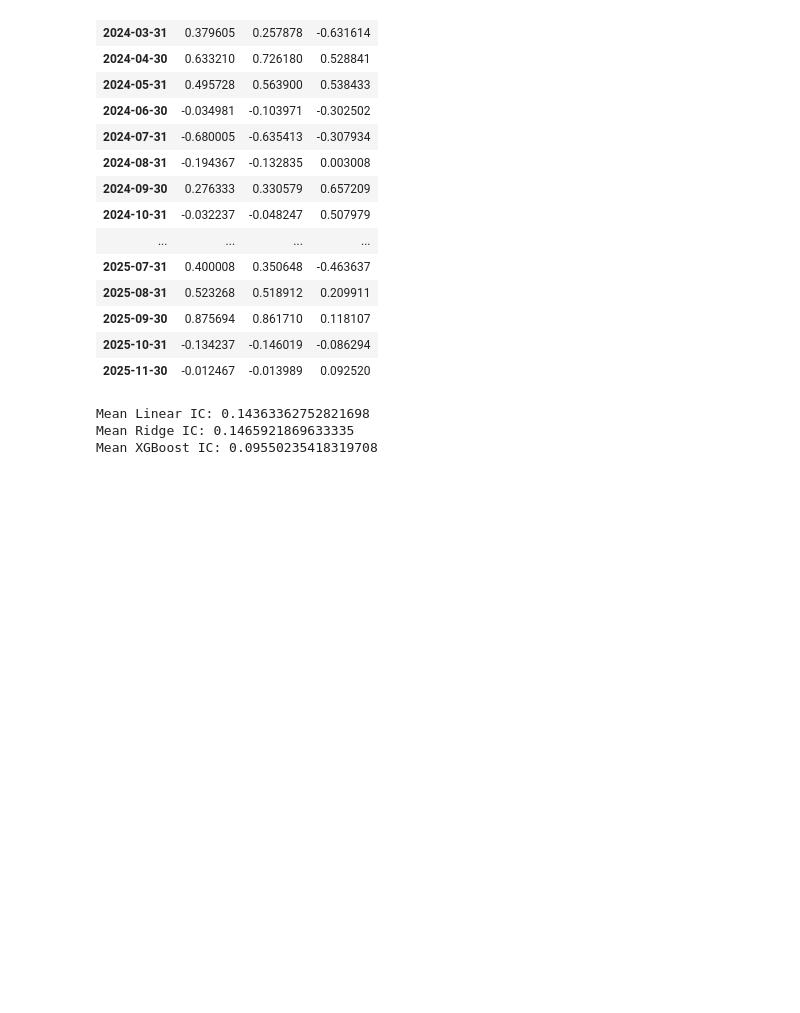
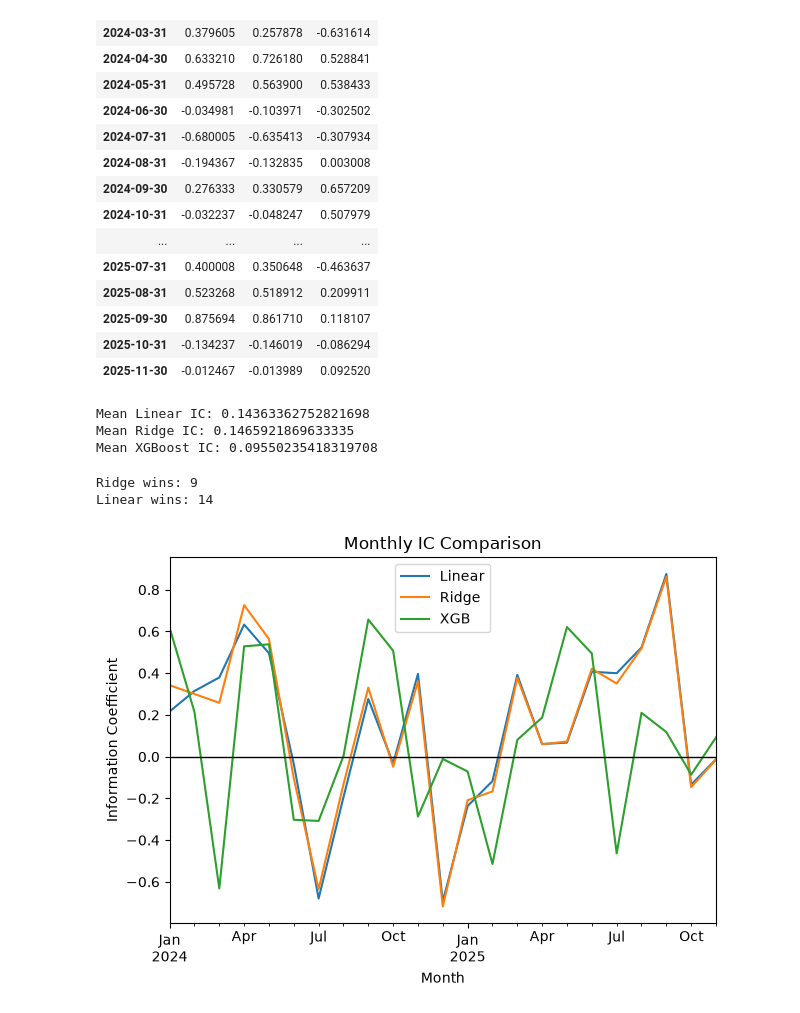
Before and after one commit to fernandez-alexis/stock-return-prediction, a Jupyter notebook: stock-return-pred.ipynb, the cells around one changed output. Drawn from its saved outputs; the diff is of its cells as text; code cells hidden in the pictures; blank space fills up the shorter version.

Commit message:
Monthly IC Comparison graph

```diff
--- a/stock-return-pred.ipynb
+++ b/stock-return-pred.ipynb
@@ -577,3 +577,13 @@ print("Mean XGBoost IC:", mics["XGB"].mean())
 Mean Linear IC: 0.14363362752821698
 Mean Ridge IC: 0.1465921869633335
 Mean XGBoost IC: 0.09550235418319708
+# %%
+#Linear vs. Ridge
+
+diff = mics["Linear"] - mics ["Ridge"]
+
+print("Ridge wins:", (diff < 0).sum())
+print("Linear wins:", (diff > 0).sum())
+# %% [output]
+Ridge wins: 9
+Linear wins: 14
@@ -579,0 +592,12 @@ Mean XGBoost IC: 0.09550235418319708
+# %%
+mics.plot()
+
+plt.axhline(0, color="black", linewidth=1)
+plt.title("Monthly IC Comparison")
+plt.xlabel("Month")
+plt.ylabel("Information Coefficient")
+plt.legend()
+plt.tight_layout()
+plt.show();
+# %% [output]
+[figure, added]
```
Also changed, not shown: parts of 1 cell of this notebook.
